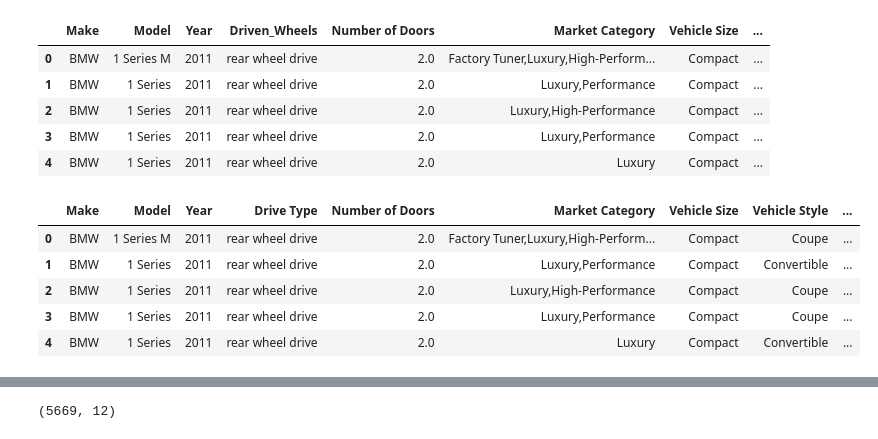
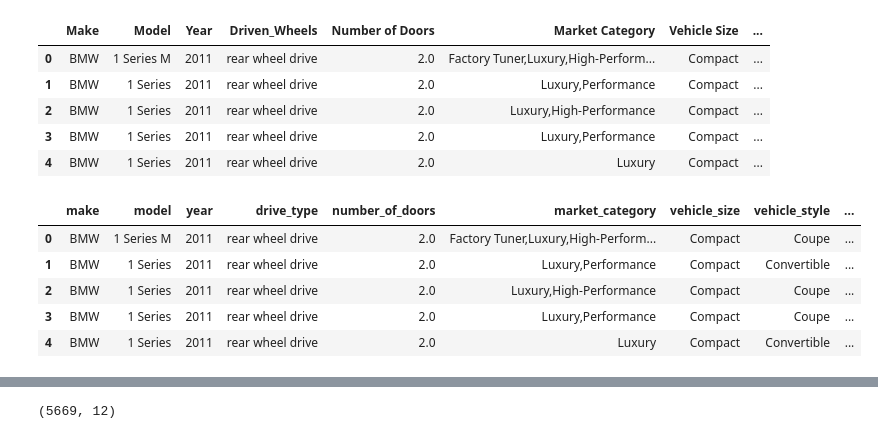
Before and after one commit to LaureaYue/SEIS-Group-4-Project, a Jupyter notebook: project4-group2.ipynb, the cells around one changed output, grey strips where cells are left out. Cells and saved outputs as stored; diff of their text form; code cells hidden in the pictures.

```diff
--- a/project4-group2.ipynb
+++ b/project4-group2.ipynb
@@ -57,17 +57,25 @@ df.head(5)
 | 2 | BMW | 1 Series | 2011 | rear wheel drive | 2.0 | Luxury,High-Performance | Compact | ... |
 | 3 | BMW | 1 Series | 2011 | rear wheel drive | 2.0 | Luxury,Performance | Compact | ... |
 | 4 | BMW | 1 Series | 2011 | rear wheel drive | 2.0 | Luxury | Compact | ... |
-# %%
-# Rename columns
-df = df.rename(columns={"Driven_Wheels": "Drive Type","highway MPG": "MPG:H", "city mpg": "MPG:C", "MSRP": "List Price" })
-df.head(5)
-# %% [output]
-|  | Make | Model | Year | Drive Type | Number of Doors | Market Category | Vehicle Size | Vehicle Style | ... |
-| 0 | BMW | 1 Series M | 2011 | rear wheel drive | 2.0 | Factory Tuner,Luxury,High-Perform... | Compact | Coupe | ... |
-| 1 | BMW | 1 Series | 2011 | rear wheel drive | 2.0 | Luxury,Performance | Compact | Convertible | ... |
-| 2 | BMW | 1 Series | 2011 | rear wheel drive | 2.0 | Luxury,High-Performance | Compact | Coupe | ... |
-| 3 | BMW | 1 Series | 2011 | rear wheel drive | 2.0 | Luxury,Performance | Compact | Coupe | ... |
-| 4 | BMW | 1 Series | 2011 | rear wheel drive | 2.0 | Luxury | Compact | Convertible | ... |
+# %%
+# Rename columns and implement snake_case naming convention by adding underscores for spaces and converting case to lower
+df = df.rename(columns={"Driven_Wheels": "drive_type",
+                        "Number of Doors": "number_of_doors",
+                        "Market Category": "market_category",
+                        "Vehicle Size": "vehicle_size",
+                        "Vehicle Style": "vehicle_style",
+                        "highway MPG": "mpg_highway",
+                        "city mpg": "mpg_city",
+                        "MSRP": "list_price" })
+df.columns = df.columns.str.lower()
+df.head(5)
+# %% [output]
+|  | make | model | year | drive_type | number_of_doors | market_category | vehicle_size | vehicle_style | ... |
+| 0 | BMW | 1 Series M | 2011 | rear wheel drive | 2.0 | Factory Tuner,Luxury,High-Perform... | Compact | Coupe | ... |
+| 1 | BMW | 1 Series | 2011 | rear wheel drive | 2.0 | Luxury,Performance | Compact | Convertible | ... |
+| 2 | BMW | 1 Series | 2011 | rear wheel drive | 2.0 | Luxury,High-Performance | Compact | Coupe | ... |
+| 3 | BMW | 1 Series | 2011 | rear wheel drive | 2.0 | Luxury,Performance | Compact | Coupe | ... |
+| 4 | BMW | 1 Series | 2011 | rear wheel drive | 2.0 | Luxury | Compact | Convertible | ... |
 # %%
 # List number of duplicate rows
 print("Before: number of rows: ", df.shape)
```
Also changed, not shown: parts of 9 cells of this notebook.
